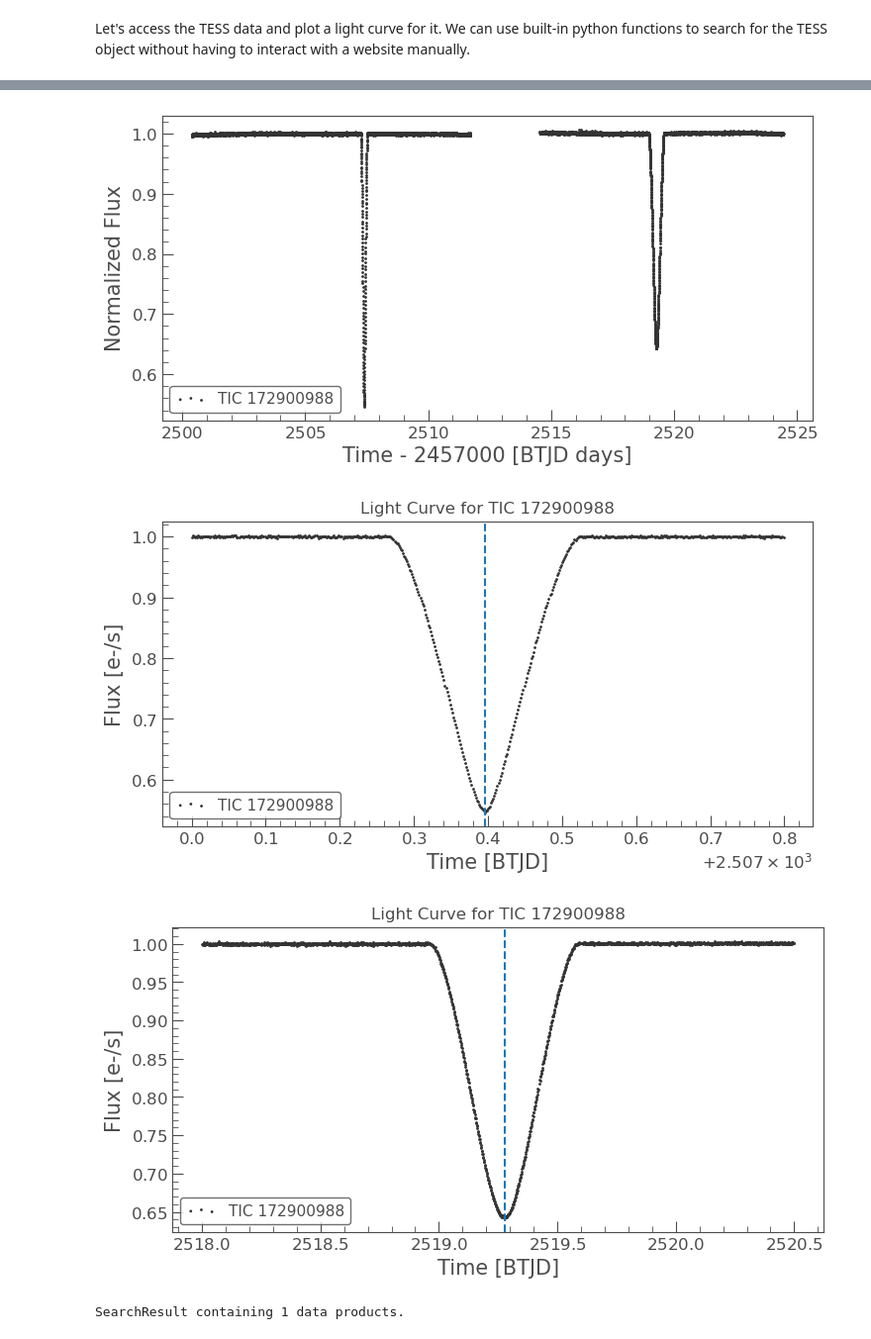
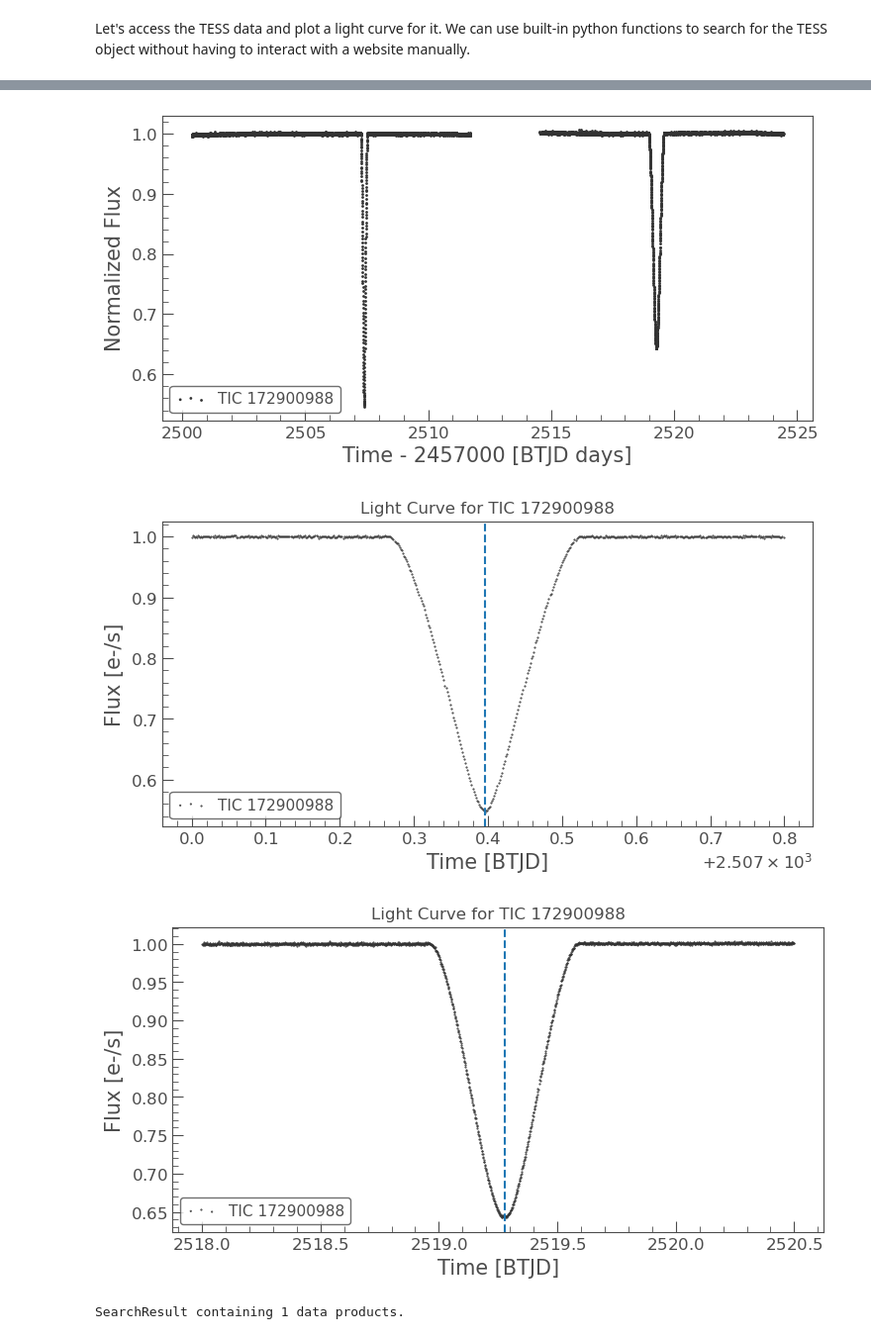
Before and after one commit to ardenshao/SURF_tess_cbp, a Jupyter notebook: tess_lightcurve_test.ipynb, the cells around one changed output, grey strips where cells are left out. Shown at 99% size. Drawn from its saved outputs; the diff is of its cells as text; code cells hidden in the pictures.

```diff
--- a/tess_lightcurve_test.ipynb
+++ b/tess_lightcurve_test.ipynb
@@ -24,35 +24,35 @@ Let's access the TESS data and plot a light curve for it. We can use built-in py
 # %%
 search_result = lk.search_lightcurve('TIC 172900988', mission='TESS')
 
 # download the light curve data
 lc = search_result.download().remove_nans().normalize()
 lc.scatter()
 periodogram = lc.to_periodogram(method='bls', minimum_period=18, maximum_period=20, duration=[0.3,0.5])
 best_period = periodogram.period_at_max_power
 print(best_period)
 
 cropped_lc1 = lc[(lc.time.value >= 2507) & (lc.time.value <= 2507.8)]
 cropped_lc2 = lc[(lc.time.value >= 2518) & (lc.time.value <= 2520.5)]
 
 # for now, we manually identify the peak of the primary eclipse, for rough reference purposes
-cropped_lc1.scatter()
+cropped_lc1.scatter(s=1)
 plt.xlabel('Time [BTJD]')
 plt.ylabel('Flux [e-/s]')
 plt.axvline(x=2507.396, linestyle='--')
 plt.title('Light Curve for TIC 172900988')
 plt.show()
 
-cropped_lc2.scatter()
+cropped_lc2.scatter(s=1)
 plt.xlabel('Time [BTJD]')
 plt.ylabel('Flux [e-/s]')
 plt.axvline(x=2519.278, linestyle='--')
 plt.title('Light Curve for TIC 172900988')
 plt.show()
 # %% [output]
 19.853851226963293 d
 [figure]
-[figure, old version]
+[figure, new version]
-[figure, old version]
+[figure, new version]
 # %%
 search_result = lk.search_lightcurve('TIC 172900988', mission='TESS')
 search_result[0]
```
Also changed, not shown: parts of 5 cells of this notebook.
